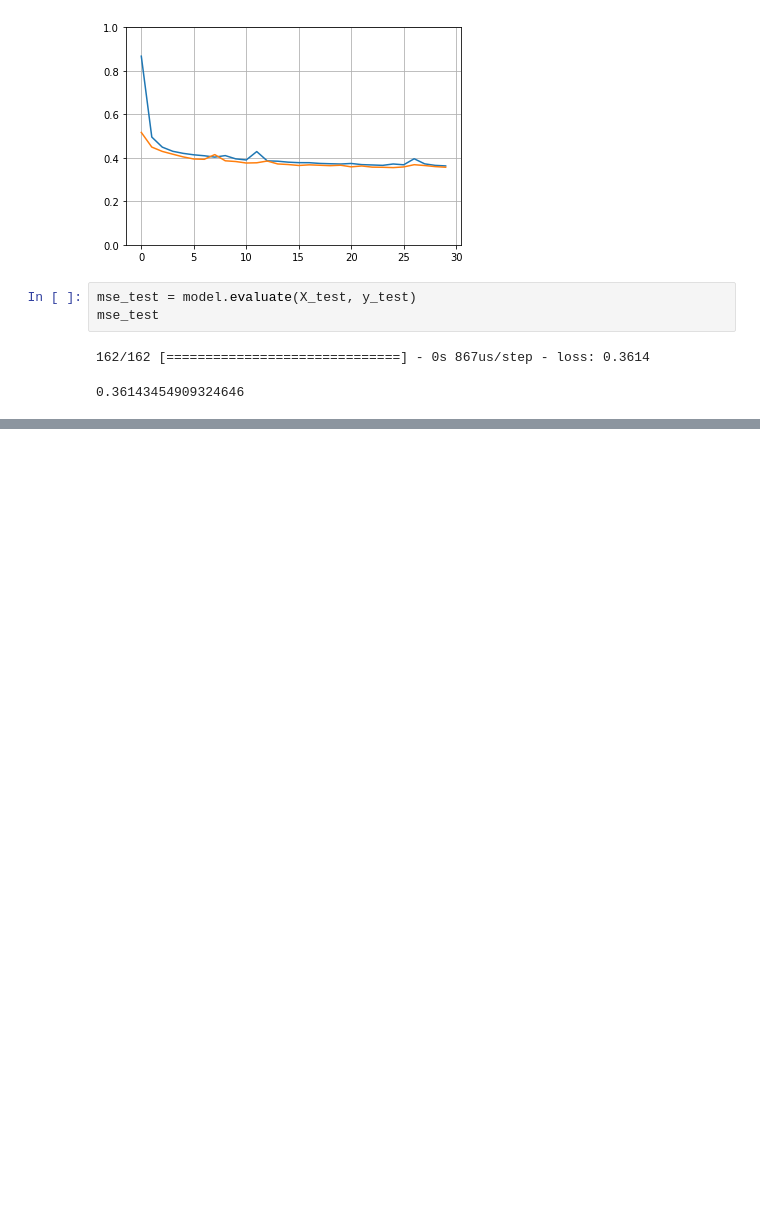
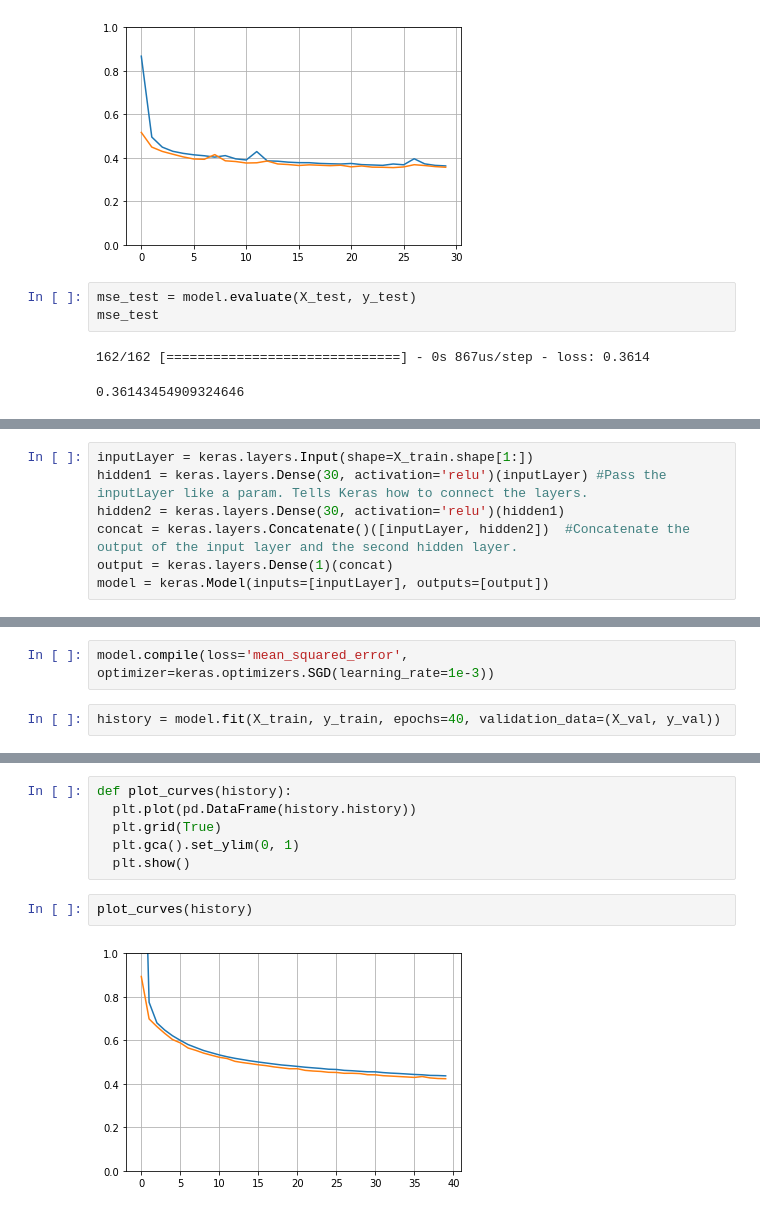
Before and after one commit to abhay-iy97/ml-handson, a Jupyter notebook: NN_with_Keras.ipynb, the cells around one changed output, grey strips where cells are left out. Saved outputs shown, nothing was run; the diff lists cells and outputs as text; blank space fills up the shorter version.

```diff
--- a/NN_with_Keras.ipynb
+++ b/NN_with_Keras.ipynb
@@ -269,0 +279,7 @@ array([[1.7458103],
+# %%
+inputLayer = keras.layers.Input(shape=X_train.shape[1:])
+hidden1 = keras.layers.Dense(30, activation='relu')(inputLayer) #Pass the inputLayer like a param. Tells Keras how to connect the layers.
+hidden2 = keras.layers.Dense(30, activation='relu')(hidden1)
+concat = keras.layers.Concatenate()([inputLayer, hidden2])  #Concatenate the output of the input layer and the second hidden layer.
+output = keras.layers.Dense(1)(concat)
+model = keras.Model(inputs=[inputLayer], outputs=[output])
@@ -269,0 +308,4 @@ array([[1.7458103],
+# %%
+model.compile(loss='mean_squared_error', optimizer=keras.optimizers.SGD(learning_rate=1e-3))
+# %%
+history = model.fit(X_train, y_train, epochs=40, validation_data=(X_val, y_val))
@@ -269,0 +339,10 @@ array([[1.7458103],
+# %%
+def plot_curves(history):
+  plt.plot(pd.DataFrame(history.history))
+  plt.grid(True)
+  plt.gca().set_ylim(0, 1)
+  plt.show()
+# %%
+plot_curves(history)
+# %% [output]
+[figure, added]
```
Also changed, not shown: parts of 23 cells of this notebook.
